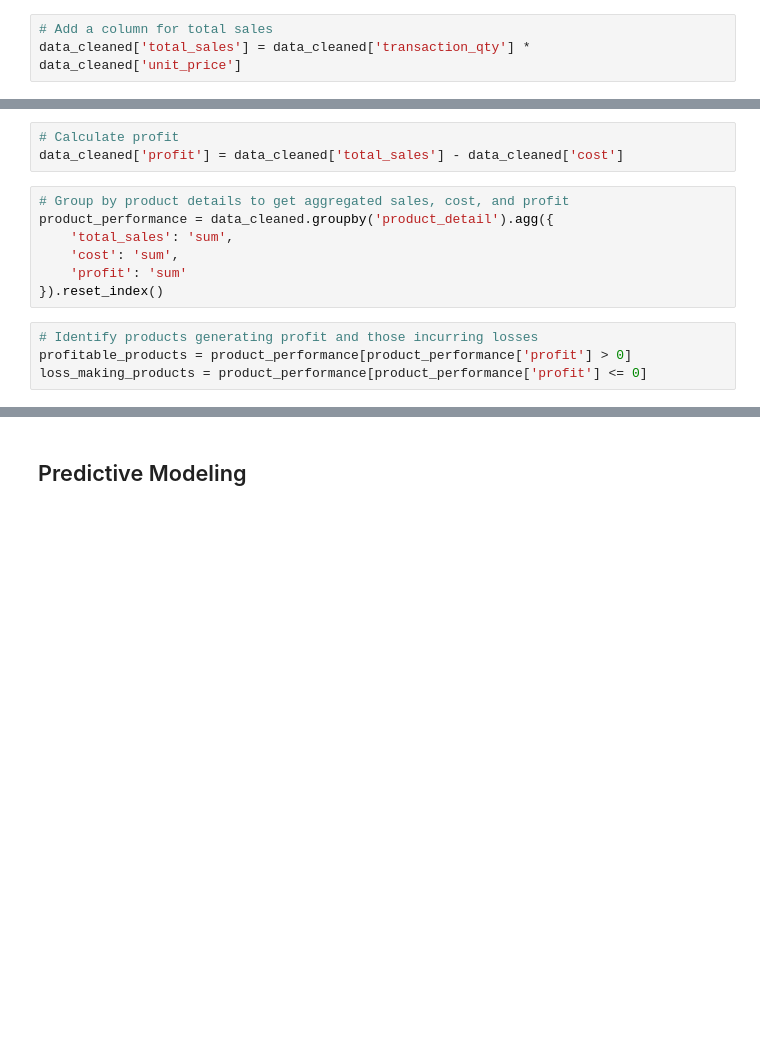
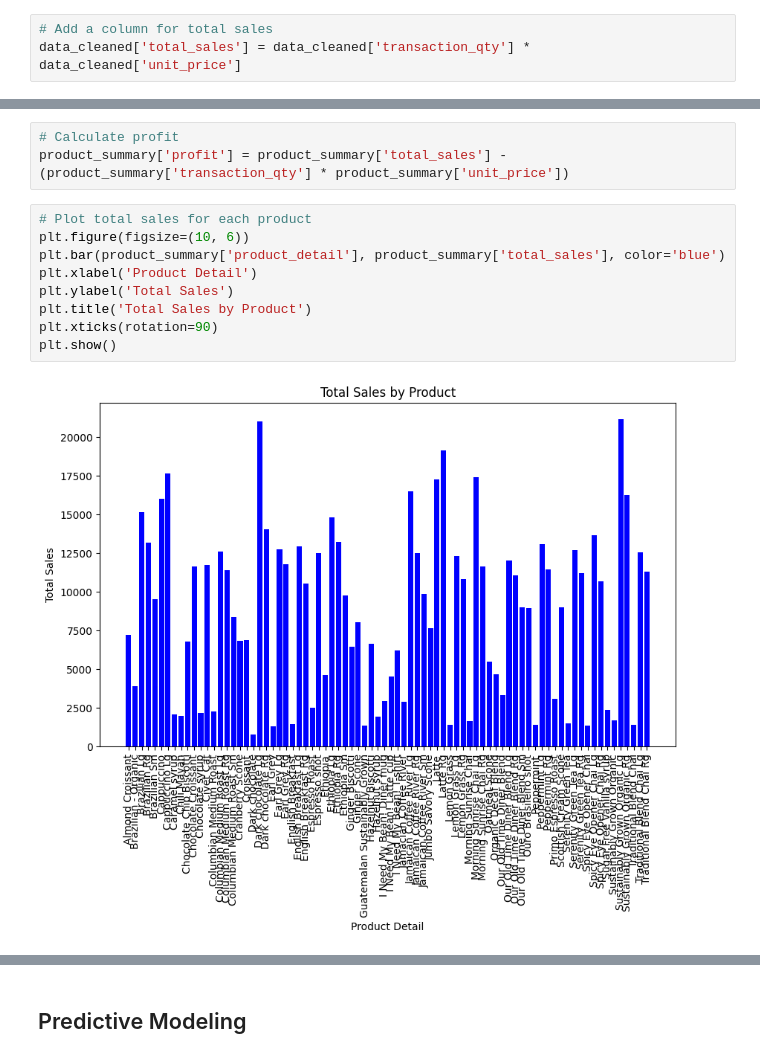
Before and after one commit to iamarslankhalid/Predictive_Analysis_Coffee_Shop, a Jupyter notebook: predictive_analysis.ipynb, the cells around one changed output, grey strips where cells are left out. Saved outputs shown, nothing was run; the diff lists cells and outputs as text; blank space fills up the shorter version.

```diff
--- a/predictive_analysis.ipynb
+++ b/predictive_analysis.ipynb
@@ -221,15 +229,15 @@ data_cleaned['cost'] = data_cleaned['transaction_qty'] * (data_cleaned['unit_pri
 # %%
 # Calculate profit
-data_cleaned['profit'] = data_cleaned['total_sales'] - data_cleaned['cost']
+product_summary['profit'] = product_summary['total_sales'] - (product_summary['transaction_qty'] * product_summary['unit_price'])
-# %%
-# Group by product details to get aggregated sales, cost, and profit
-product_performance = data_cleaned.groupby('product_detail').agg({
-    'total_sales': 'sum',
-    'cost': 'sum',
-    'profit': 'sum'
-}).reset_index()
-# %%
-# Identify products generating profit and those incurring losses
-profitable_products = product_performance[product_performance['profit'] > 0]
-loss_making_products = product_performance[product_performance['profit'] <= 0]
+# %%
+# Plot total sales for each product
+plt.figure(figsize=(10, 6))
+plt.bar(product_summary['product_detail'], product_summary['total_sales'], color='blue')
+plt.xlabel('Product Detail')
+plt.ylabel('Total Sales')
+plt.title('Total Sales by Product')
+plt.xticks(rotation=90)
+plt.show()
+# %% [output]
+[figure, added]
 # %%
```
Also changed, not shown: parts of 48 cells of this notebook, 2 other files.
